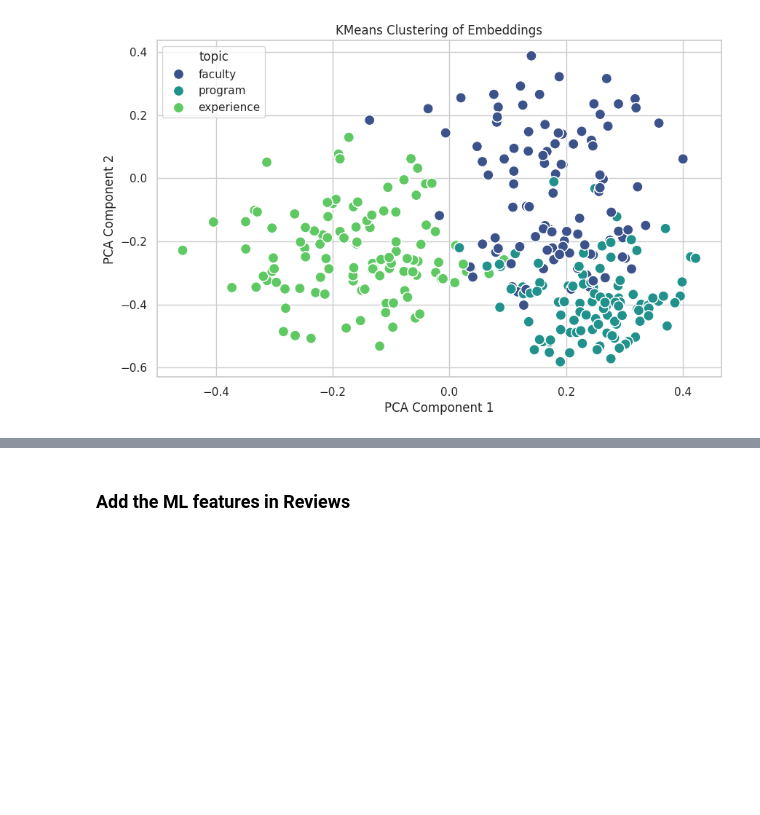
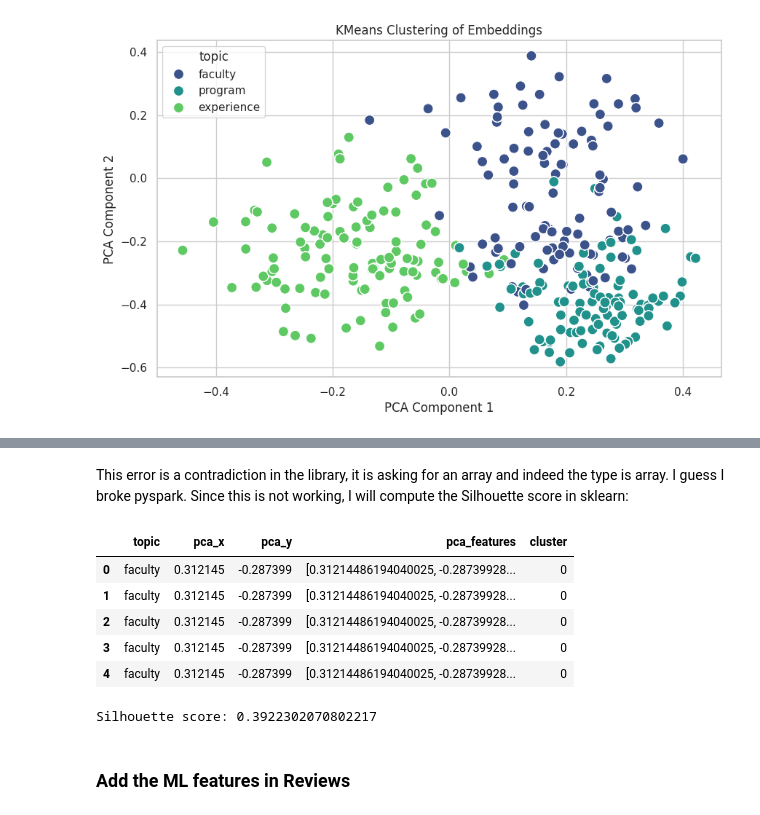
Before and after one commit to Nilsvanesostos/Degree4Free, a Jupyter notebook: Spark/Project.ipynb, the cells around one changed output, grey strips where cells are left out. Drawn from its saved outputs; the diff is of its cells as text; code cells hidden in the pictures; blank space fills up the shorter version.

```diff
--- a/Spark/Project.ipynb
+++ b/Spark/Project.ipynb
@@ -742,0 +749,36 @@ df.write.csv("/content/clustering.csv",sep=';',header=True)
+# %%
+from pyspark.ml.evaluation import ClusteringEvaluator
+from pyspark.ml.clustering import KMeans
+from pyspark.sql import functions as fn
+from pyspark.sql.types import IntegerType, DoubleType
+
+# Load the data
+df = spark.read.csv('parquet/clustering.csv', header=True, inferSchema=True,sep=';')
+df = df.select("topic","pca_x","pca_y")
+
+df = df.withColumn("pca_features", fn.array("pca_x", "pca_y"))
+
+print(df.dtypes)
+
+# Add a column with an integer representing the assigned cluster
+df = df.withColumn(
+    "cluster",
+    fn.when(fn.col("topic") == "faculty", 0)
+    .when(fn.col("topic") == "program", 1)
+    .when(fn.col("topic") == "experience", 2)
+)
+
+df = df.withColumn("pca_features", fn.col("pca_features").cast("array<double>"))
+
+# Create the SilhouetteModel object
+silhouette_model = ClusteringEvaluator(
+    featuresCol='pca_features',
+    predictionCol='cluster',
+    metricName='silhouette',
+    distanceMeasure='squaredEuclidean'
+)
+
+# Evaluate the Silhouette Score
+silhouette_result = silhouette_model.evaluate(df)
+
+print(f"Overall silhouette score: {silhouette_result.avgSilhouette}")
@@ -743,3 +788,29 @@ df.write.csv("/content/clustering.csv",sep=';',header=True)
+# %% [markdown]
+This error is a contradiction in the library, it is asking for an array<double> and indeed the type is array<double>. I guess I broke pyspark. Since this is not working, I will compute the Silhouette score in sklearn:
+# %%
+import numpy as np
+from sklearn.metrics import silhouette_score
+
+df = df.toPandas()
+df.head()
+# %% [output]
+|  | topic | pca_x | pca_y | pca_features | cluster |
+| 0 | faculty | 0.312145 | -0.287399 | [0.31214486194040025, -0.28739928... | 0 |
+| 1 | faculty | 0.312145 | -0.287399 | [0.31214486194040025, -0.28739928... | 0 |
+| 2 | faculty | 0.312145 | -0.287399 | [0.31214486194040025, -0.28739928... | 0 |
+| 3 | faculty | 0.312145 | -0.287399 | [0.31214486194040025, -0.28739928... | 0 |
+| 4 | faculty | 0.312145 | -0.287399 | [0.31214486194040025, -0.28739928... | 0 |
+# %%
+# Define the data we will use
+data = df[['pca_x','pca_y']]
+labels = df['cluster']
+
+# Compute the Silhouette score
+silhouette_avg = silhouette_score(data, labels)
+
+print(f"Silhouette score: {silhouette_avg}")
+# %% [output]
+Silhouette score: 0.3922302070802217
 # %% [markdown]
 ### Add the ML features in Reviews
 # %% [markdown]
```
Also changed, not shown: parts of 4 cells of this notebook.
